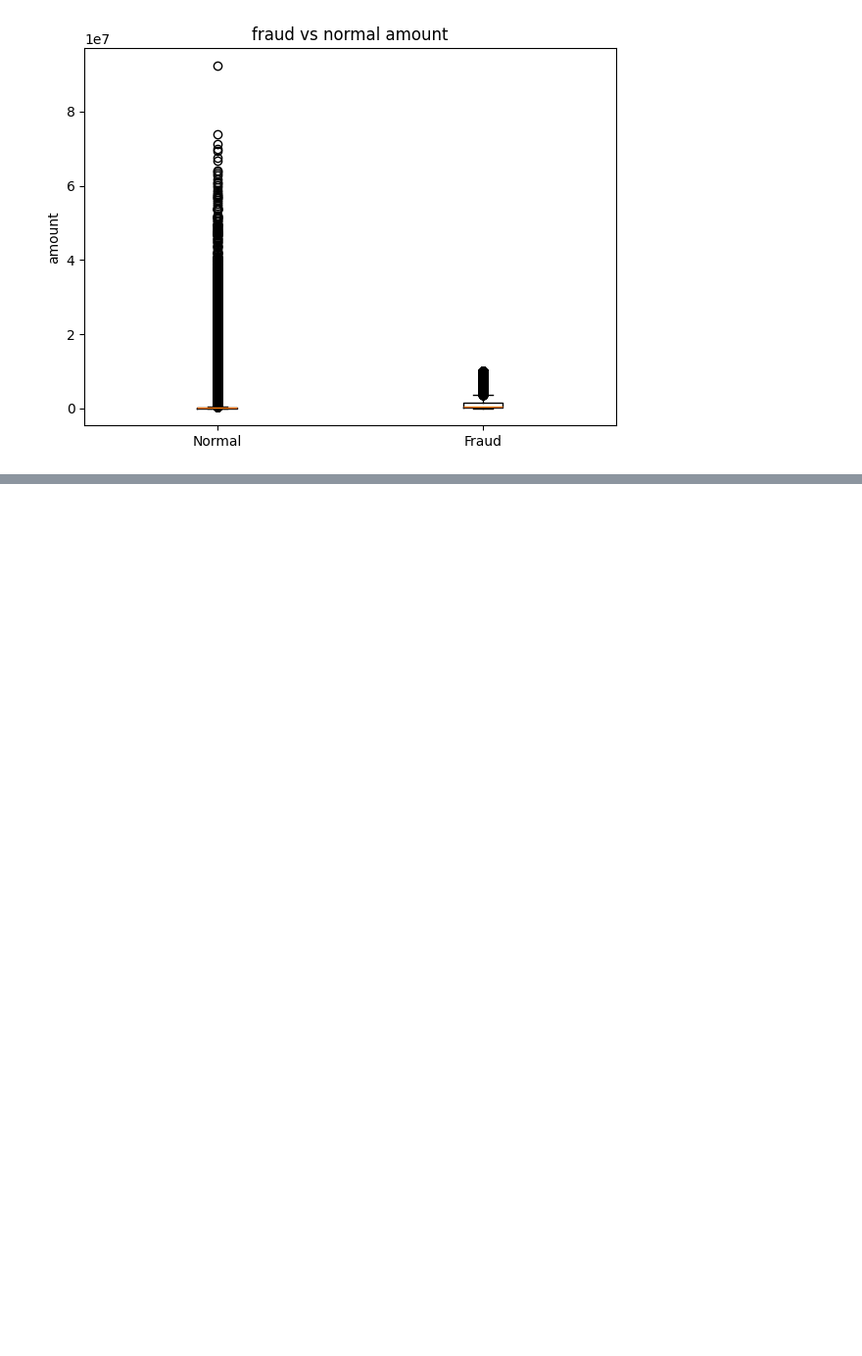
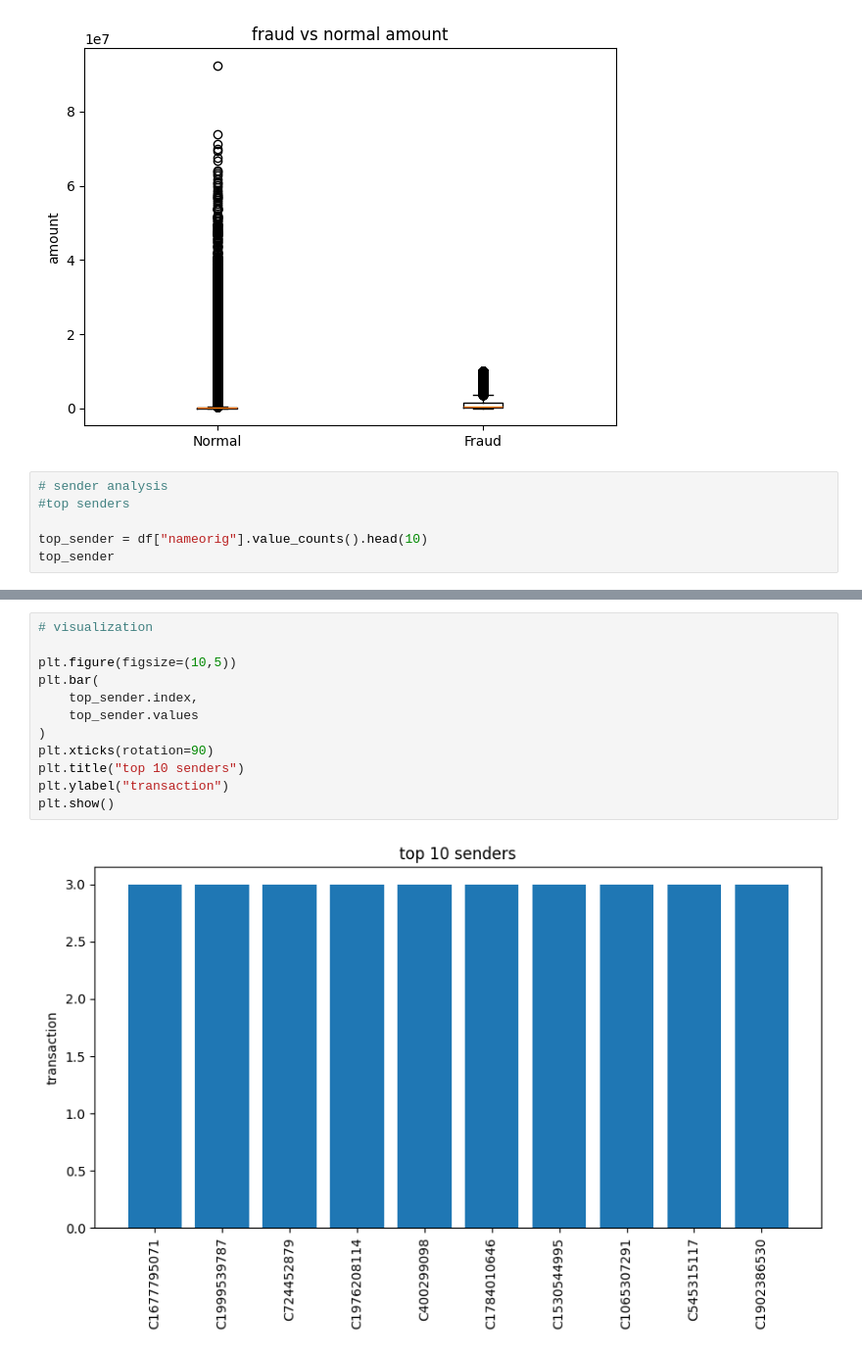
Before and after one commit to Nityanand-Khule-24/SecurePay-AI, a Jupyter notebook: notebooks/02_eda.ipynb, the cells around one changed output, grey strips where cells are left out. Shown at 98% size. Drawn from its saved outputs; the diff is of its cells as text; blank space fills up the shorter version.

```diff
--- a/notebooks/02_eda.ipynb
+++ b/notebooks/02_eda.ipynb
@@ -225,3 +225,9 @@ plt.ylabel("amount")
 plt.show()
 # %% [output]
 [figure]
+# %%
+# sender analysis
+#top senders
+
+top_sender = df["nameorig"].value_counts().head(10)
+top_sender
@@ -227,0 +247,14 @@ plt.show()
+# %%
+# visualization
+
+plt.figure(figsize=(10,5))
+plt.bar(
+    top_sender.index,
+    top_sender.values
+)
+plt.xticks(rotation=90)
+plt.title("top 10 senders")
+plt.ylabel("transaction")
+plt.show()
+# %% [output]
+[figure, added]
```
Also changed, not shown: parts of 15 cells of this notebook.
